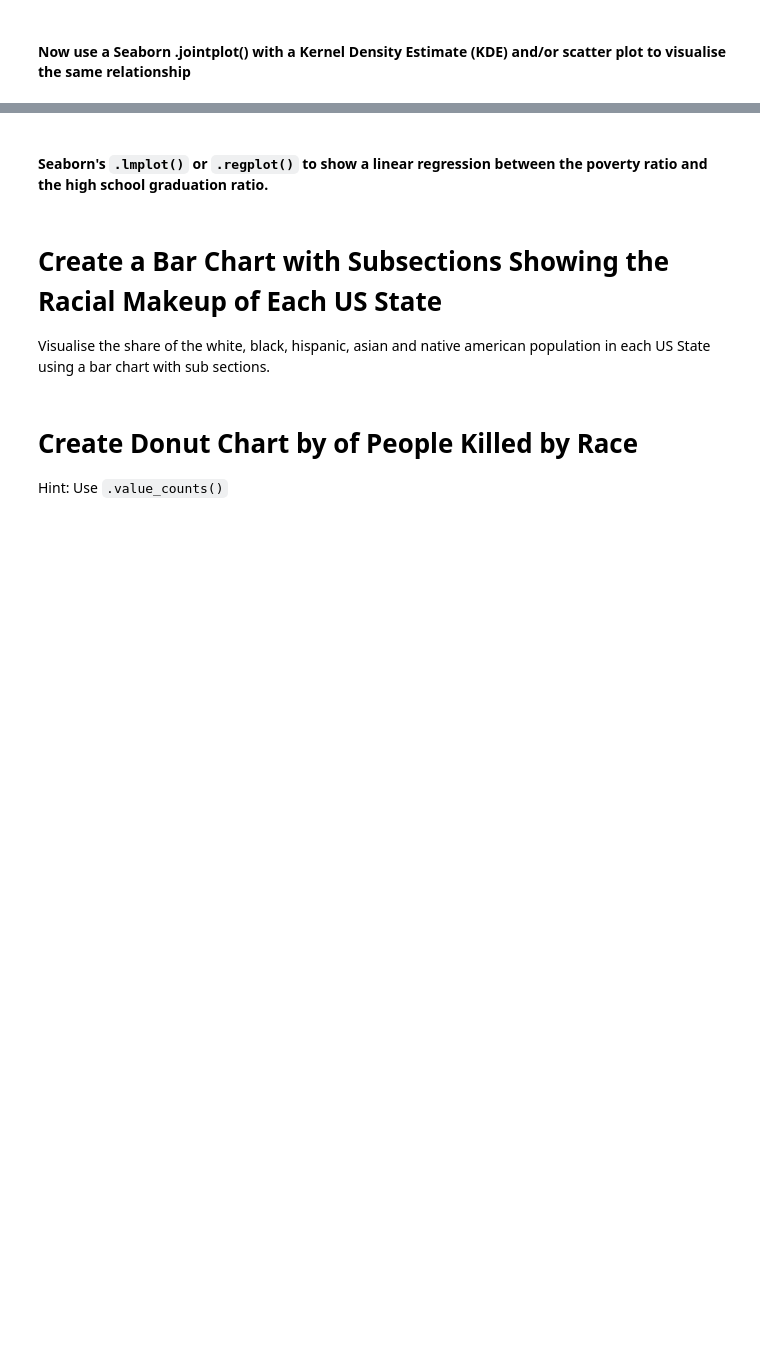
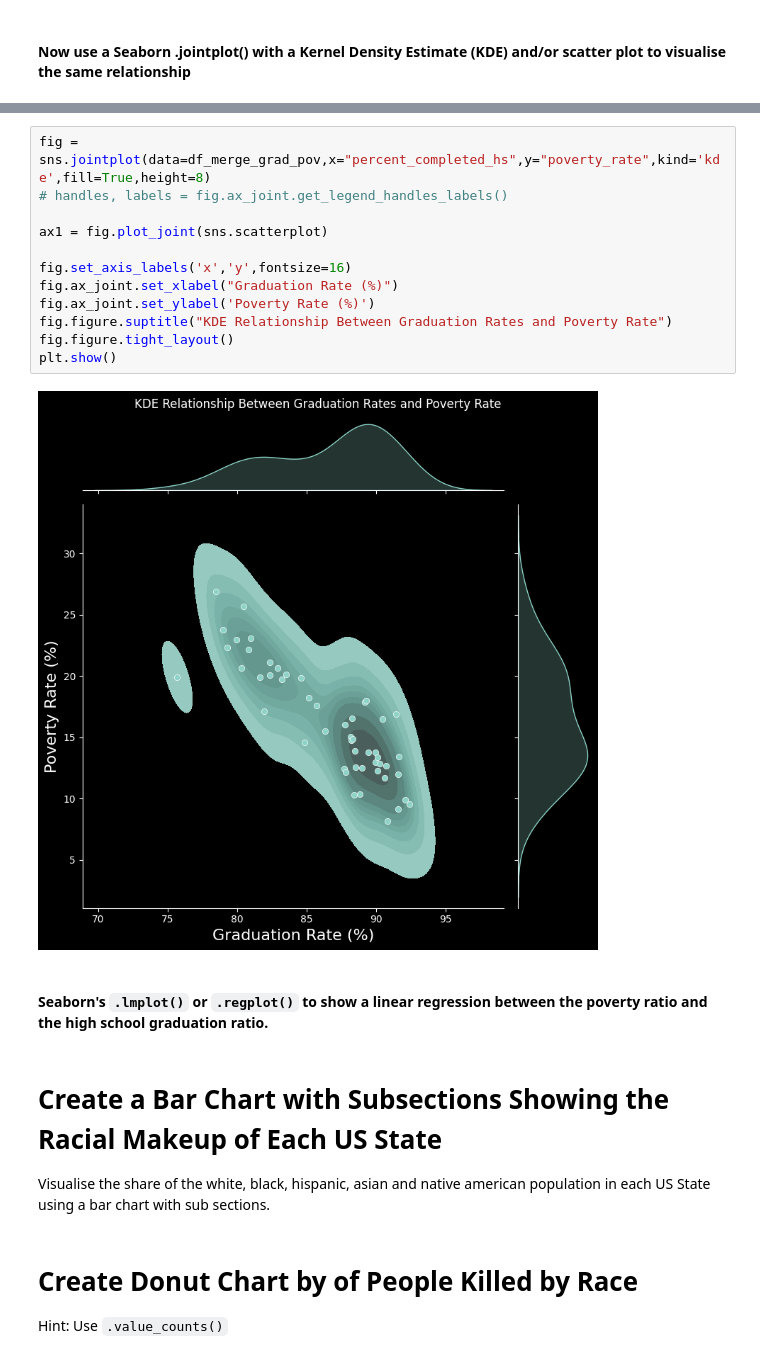
Before and after one commit to SeanRVACode/Professional-Portfolio, a Jupyter notebook: Analyze Deaths involving Police in the US/Fatal_Force_(start).ipynb, the cells around one changed output, grey strips where cells are left out. Cells and saved outputs as stored; diff of their text form; blank space fills up the shorter version.

```diff
--- a/Analyze Deaths involving Police in the US/Fatal_Force_(start).ipynb
+++ b/Analyze Deaths involving Police in the US/Fatal_Force_(start).ipynb
@@ -177,3 +185,17 @@ fig.tight_layout()
+# %%
+fig = sns.jointplot(data=df_merge_grad_pov,x="percent_completed_hs",y="poverty_rate",kind='kde',fill=True,height=8)
+# handles, labels = fig.ax_joint.get_legend_handles_labels()
+
+ax1 = fig.plot_joint(sns.scatterplot)
+
+fig.set_axis_labels('x','y',fontsize=16)
+fig.ax_joint.set_xlabel("Graduation Rate (%)")
+fig.ax_joint.set_ylabel('Poverty Rate (%)')
+fig.figure.suptitle("KDE Relationship Between Graduation Rates and Poverty Rate")
+fig.figure.tight_layout()
+plt.show()
+# %% [output]
+[figure, added]
 # %% [markdown]
 #### Seaborn's `.lmplot()` or `.regplot()` to show a linear regression between the poverty ratio and the high school graduation ratio.
 # %% [markdown]
```
Also changed, not shown: parts of 2 cells of this notebook.
